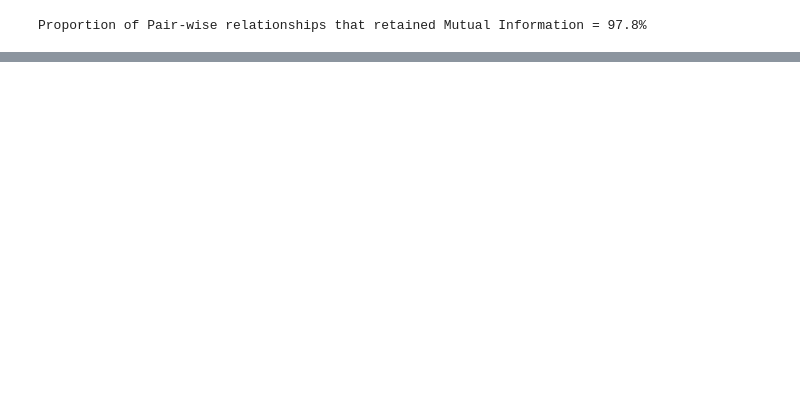
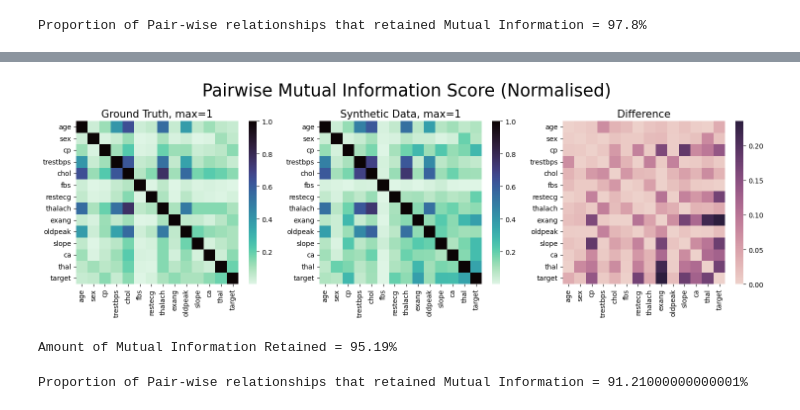
Before and after one commit to dylanlo8/SynPiper, a Jupyter notebook: example_notebooks/synpiper_ctgan_example.ipynb, the cells around one changed output, grey strips where cells are left out. Cells and saved outputs as stored; diff of their text form; code cells hidden in the pictures; blank space fills up the shorter version.

```diff
--- a/example_notebooks/synpiper_ctgan_example.ipynb
+++ b/example_notebooks/synpiper_ctgan_example.ipynb
@@ -201,3 +199,23 @@ Proportion of Pair-wise relationships that retained Mutual Information = 97.8%
 for colname in df.columns:
     fig = plot_real_synthetic(df, df_syn, colname)
     fig.show()
+# %%
+# Mandatory parameter dictionary for DP Synthesizer
+param_dict = {
+    "categorical_attributes" : cat_cols,
+    "epochs": 850
+}
+
+# Choice of Synthesizer
+synthesizer_name = "tvae"
+
+# Path of data file
+data_path = os.path.join(parent_dir, 'datasets', 'heartprocessed.csv')
+
+# Save synthetic data to current working directory as 'synthetic.csv'
+synthetic_filepath = os.path.join(os.getcwd(), 'synthetic.csv')
+# %%
+synthesizer_tvae = SynPiper(data_path = data_path,
+                       synthesizer_name = synthesizer_name,
+                       param_dict = param_dict,
+                       synthetic_filepath = synthetic_filepath)
@@ -203,0 +234,4 @@ for colname in df.columns:
+# %%
+df_syn = synthesizer_tvae.generated_samples
+
+df_syn
@@ -203,0 +286,12 @@ for colname in df.columns:
+# %%
+fig, mi_score, pairwise_passed = plot_mi_matrix(df = df, df_syn = df_syn)
+# %% [output]
+[figure, added]
+# %%
+print(f"Amount of Mutual Information Retained = {mi_score}%")
+# %% [output]
+Amount of Mutual Information Retained = 95.19%
+# %%
+print(f"Proportion of Pair-wise relationships that retained Mutual Information = {pairwise_passed}%")
+# %% [output]
+Proportion of Pair-wise relationships that retained Mutual Information = 91.21000000000001%
```
Also changed, not shown: parts of 18 cells of this notebook, 9 other files.
